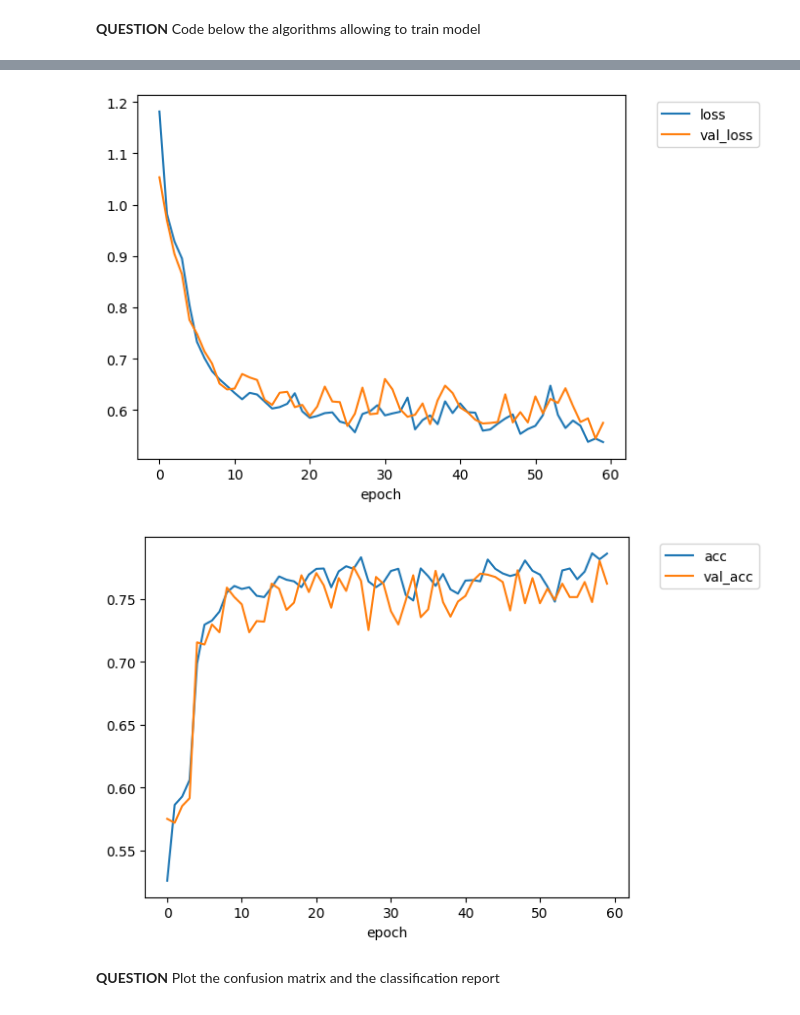
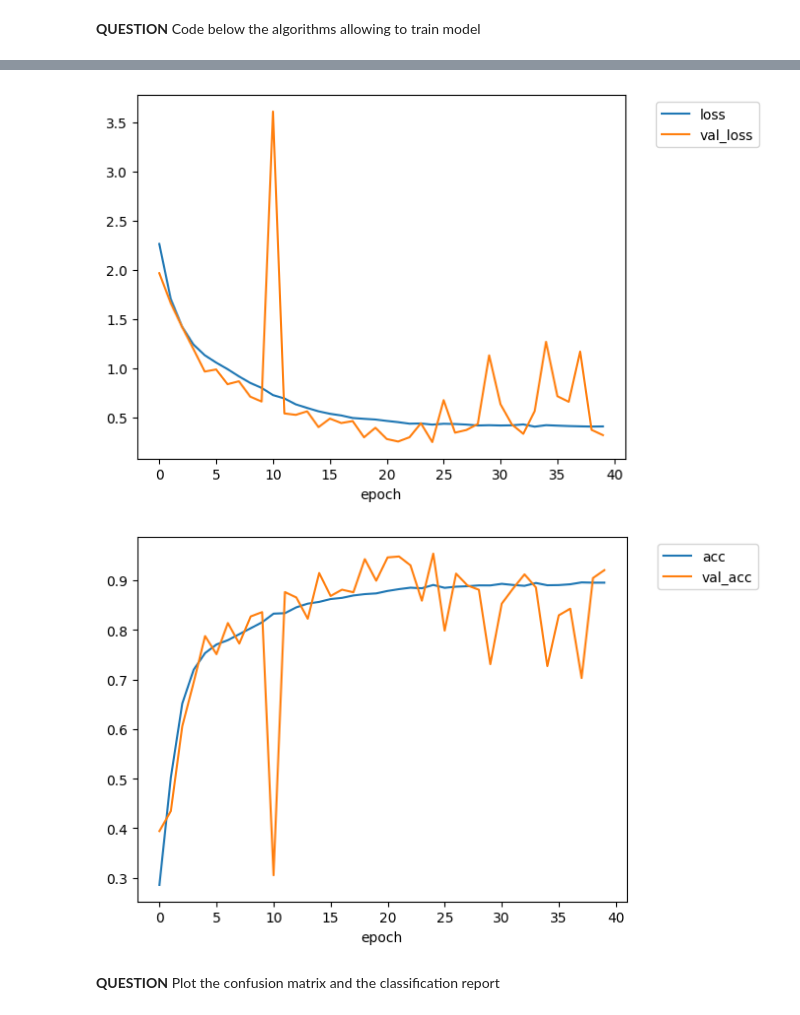
Before and after one commit to Kekossssss/Embedded-AI-ISMIN-2A---Lao-Guilloux-, a Jupyter notebook: TP_IA_EMBARQUEE.ipynb, the cells around one changed output, grey strips where cells are left out. Cells and saved outputs as stored; diff of their text form; code cells hidden in the pictures.

```diff
--- a/TP_IA_EMBARQUEE.ipynb
+++ b/TP_IA_EMBARQUEE.ipynb
@@ -438,12 +439,12 @@ Y_label = np.array([np.argmax(row) for row in Y])
 print('Original dataset shape %s' % Counter(Y_label))
 
 ## Under sampling of the dataset to reduce the number of machine in working conditions
-rus = RandomUnderSampler(random_state=42, sampling_strategy={0:1000, 1:43, 2:106, 3:80, 4:78})
+rus = RandomUnderSampler(random_state=42, sampling_strategy={0:1500, 1:43, 2:106, 3:80, 4:78})
 X_res, Y_res = rus.fit_resample(X, Y_label)
 print('Resampled dataset shape %s' % Counter(Y_res))
 
 ## Over sampling of the dataset to augment the number of machine in failure state
-sm = SMOTE(random_state=42, sampling_strategy={0:3000, 1:3000, 2:3000, 3:3000, 4:3000})
+sm = SMOTE(random_state=42, sampling_strategy={0:7000, 1:6500, 2:6500, 3:6500, 4:6500})
 X_balanced, Y_balanced = sm.fit_resample(X_res, Y_res)
 print('Resampled dataset shape %s' % Counter(Y_balanced))
 
@@ -527,8 +557,8 @@ _________________________________________________________________
 (3) Set the training dataset ==> here, X_train with Y_train
 (4) Set the validation dataset (X_val, Y_val)
 '''
-nb_epochs=60
-batch_size=200
+nb_epochs=40
+batch_size=100
 training_history = my_mpl2_model.fit(X_train,Y_train,
                                     validation_data=(X_val, Y_val),
                                     epochs=nb_epochs,
@@ -563,5 +593,5 @@ Performance on the TEST set, ACCURACY= 0.7724444270133972
-[figure, old version]
+[figure, new version]
-[figure, old version]
+[figure, new version]
 # %% [markdown]
 **QUESTION** Plot the confusion matrix and the classification report
 # %%
```
Also changed, not shown: parts of 10 cells of this notebook.
